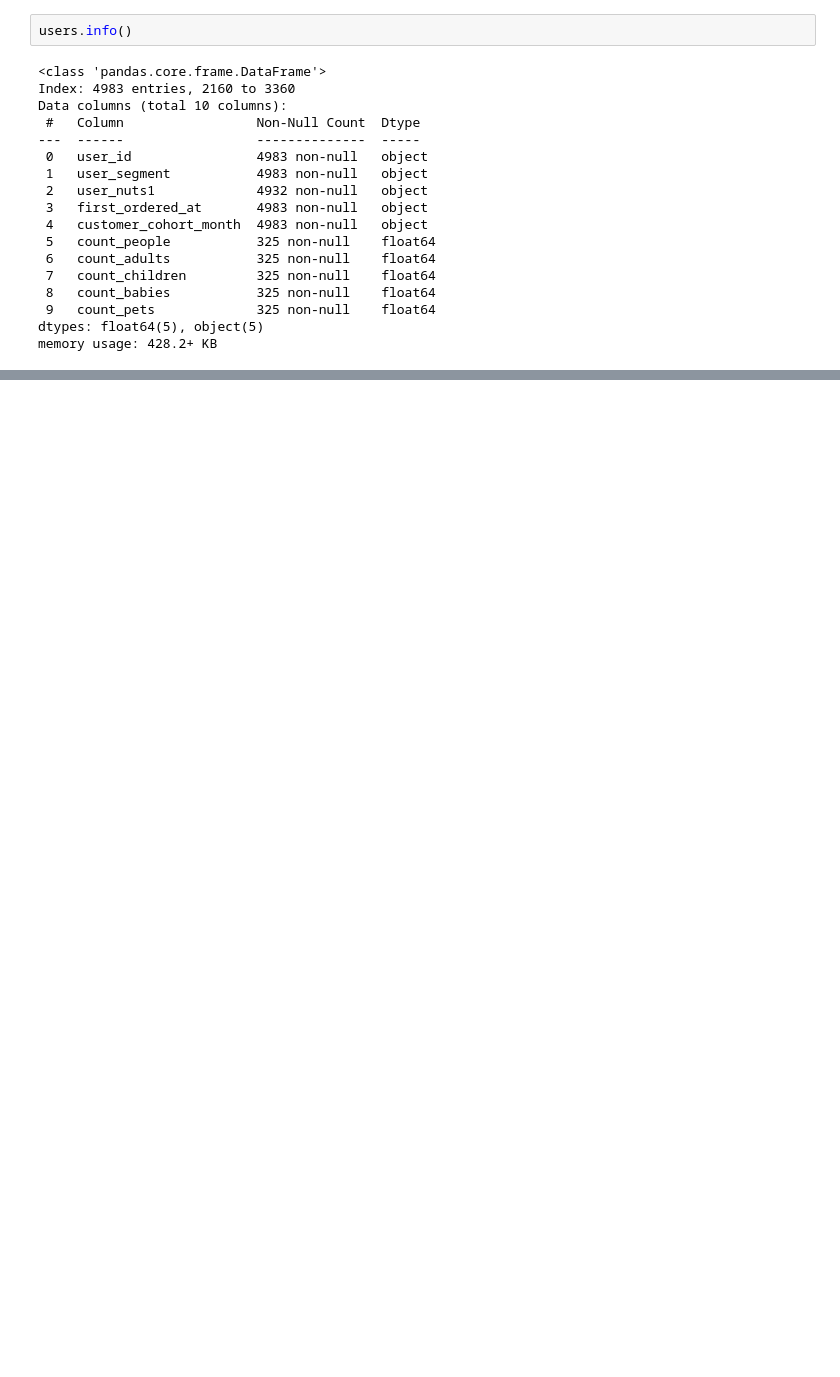
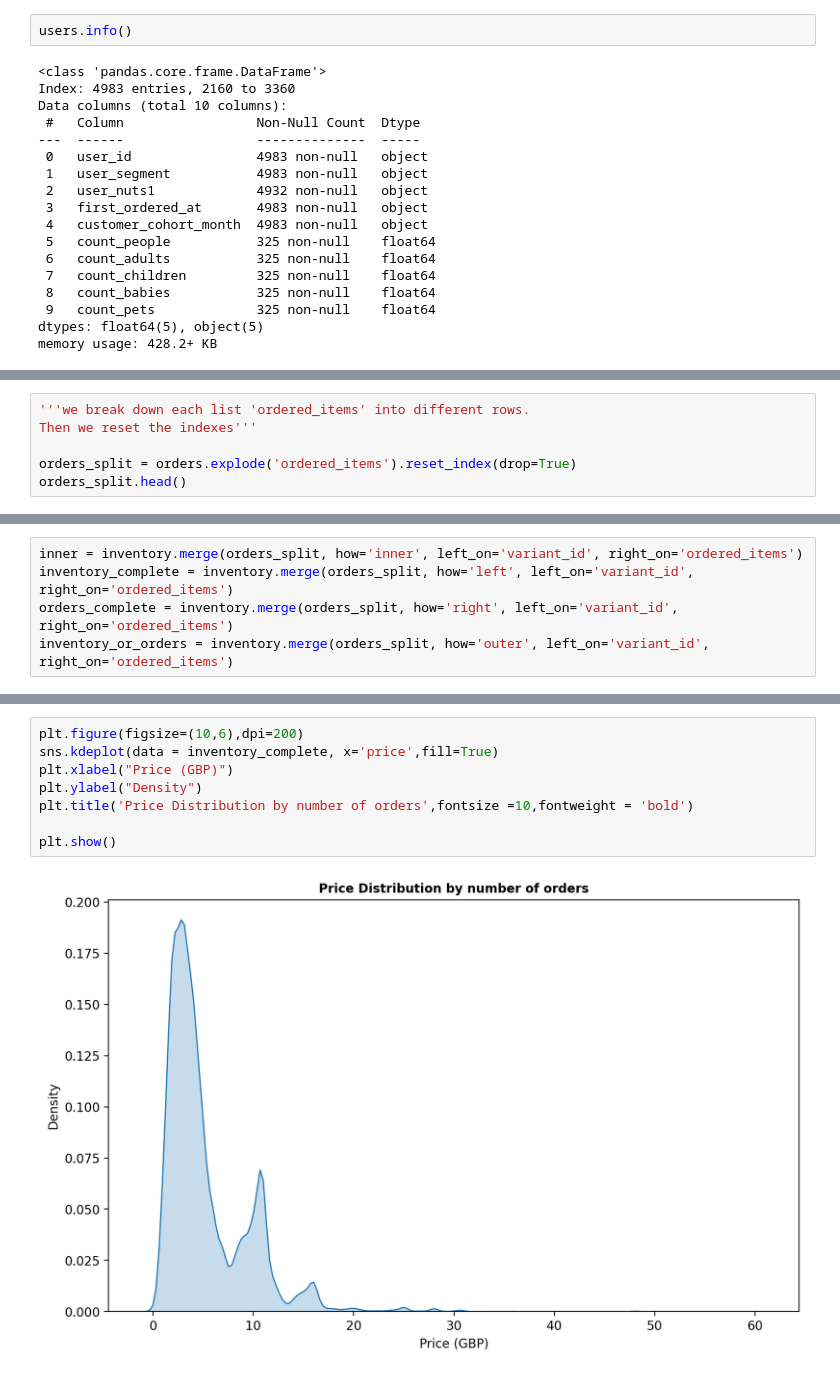
Before and after one commit to carleondel/zrive-ds, a Jupyter notebook: src/module_2/module_2_EDA.ipynb, the cells around one changed output, grey strips where cells are left out. Drawn from its saved outputs; the diff is of its cells as text; blank space fills up the shorter version.

Commit message:
notebook for module 2 (EDA) created. Part 1 partially complete. Data loaded, overviews and descriptive statistics, tables joined and some plots created.

```diff
--- a/src/module_2/module_2_EDA.ipynb
+++ b/src/module_2/module_2_EDA.ipynb
@@ -165,0 +264,6 @@ users contains interesting insights. Nuts are a way of dividing the UK in small
+# %%
+'''we break down each list 'ordered_items' into different rows.
+Then we reset the indexes'''
+
+orders_split = orders.explode('ordered_items').reset_index(drop=True)
+orders_split.head()
@@ -165,0 +294,5 @@ users contains interesting insights. Nuts are a way of dividing the UK in small
+# %%
+inner = inventory.merge(orders_split, how='inner', left_on='variant_id', right_on='ordered_items')
+inventory_complete = inventory.merge(orders_split, how='left', left_on='variant_id', right_on='ordered_items')
+orders_complete = inventory.merge(orders_split, how='right', left_on='variant_id', right_on='ordered_items')
+inventory_or_orders = inventory.merge(orders_split, how='outer', left_on='variant_id', right_on='ordered_items')
@@ -165,0 +327,10 @@ users contains interesting insights. Nuts are a way of dividing the UK in small
+# %%
+plt.figure(figsize=(10,6),dpi=200)
+sns.kdeplot(data = inventory_complete, x='price',fill=True)
+plt.xlabel("Price (GBP)")
+plt.ylabel("Density")
+plt.title('Price Distribution by number of orders',fontsize =10,fontweight = 'bold')
+
+plt.show()
+# %% [output]
+[figure, added]
```
Also changed, not shown: parts of 49 cells of this notebook.
